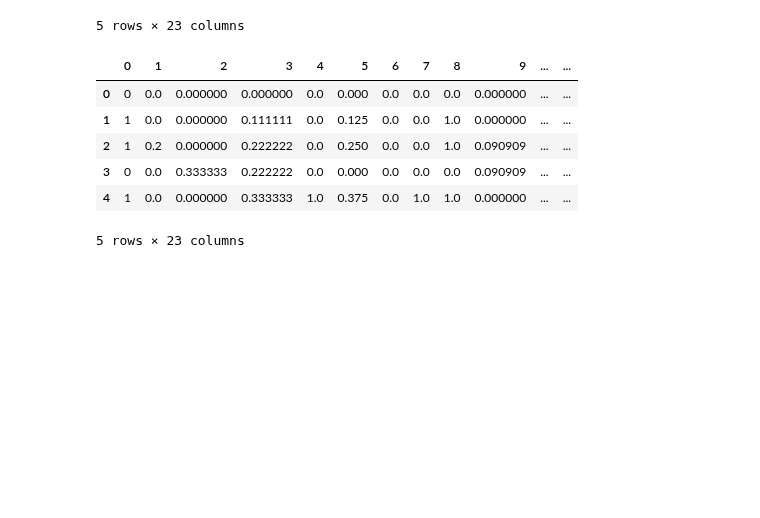
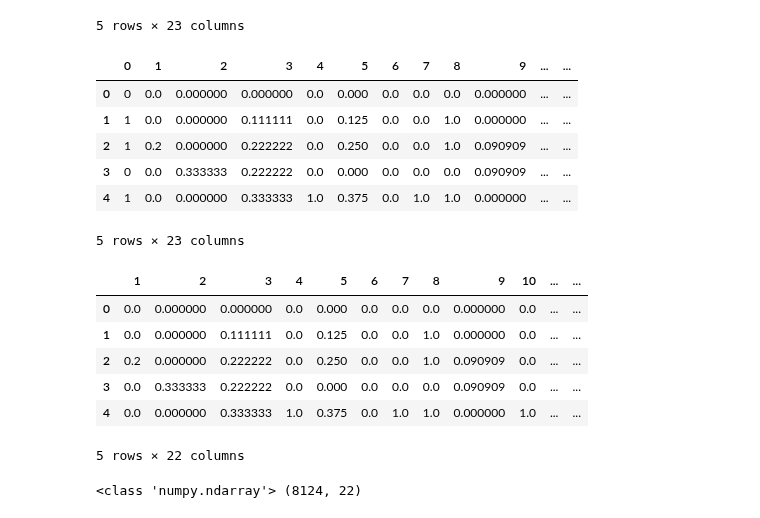
Before and after one commit to linklab/aiclass, a Jupyter notebook: 1531036006_KHoJoong/HW2_Multi-layer Neural Network.ipynb, the cells around one changed output. Drawn from its saved outputs; the diff is of its cells as text; code cells hidden in the pictures; blank space fills up the shorter version.

```diff
--- a/1531036006_KHoJoong/HW2_Multi-layer Neural Network.ipynb
+++ b/1531036006_KHoJoong/HW2_Multi-layer Neural Network.ipynb
@@ -67,7 +67,21 @@ df.head()
 5 rows × 23 columns
 # %%
 data_df = df.iloc[:, 1:]
+# %%
+data_df.head()
+# %% [output]
+|  | 1 | 2 | 3 | 4 | 5 | 6 | 7 | 8 | 9 | 10 | ... | ... |
+| 0 | 0.0 | 0.000000 | 0.000000 | 0.0 | 0.000 | 0.0 | 0.0 | 0.0 | 0.000000 | 0.0 | ... | ... |
+| 1 | 0.0 | 0.000000 | 0.111111 | 0.0 | 0.125 | 0.0 | 0.0 | 1.0 | 0.000000 | 0.0 | ... | ... |
+| 2 | 0.2 | 0.000000 | 0.222222 | 0.0 | 0.250 | 0.0 | 0.0 | 1.0 | 0.090909 | 0.0 | ... | ... |
+| 3 | 0.0 | 0.333333 | 0.222222 | 0.0 | 0.000 | 0.0 | 0.0 | 0.0 | 0.090909 | 0.0 | ... | ... |
+| 4 | 0.0 | 0.000000 | 0.333333 | 1.0 | 0.375 | 0.0 | 1.0 | 1.0 | 0.000000 | 1.0 | ... | ... |
+5 rows × 22 columns
 # %%
 data_array = data_df.as_matrix()
+# %%
+print(type(data_array), data_array.shape)
+# %% [output]
+<class 'numpy.ndarray'> (8124, 22)
 # %%
 label_df = df.iloc[:, 0:1]
```
Also changed, not shown: parts of 15 cells of this notebook.
